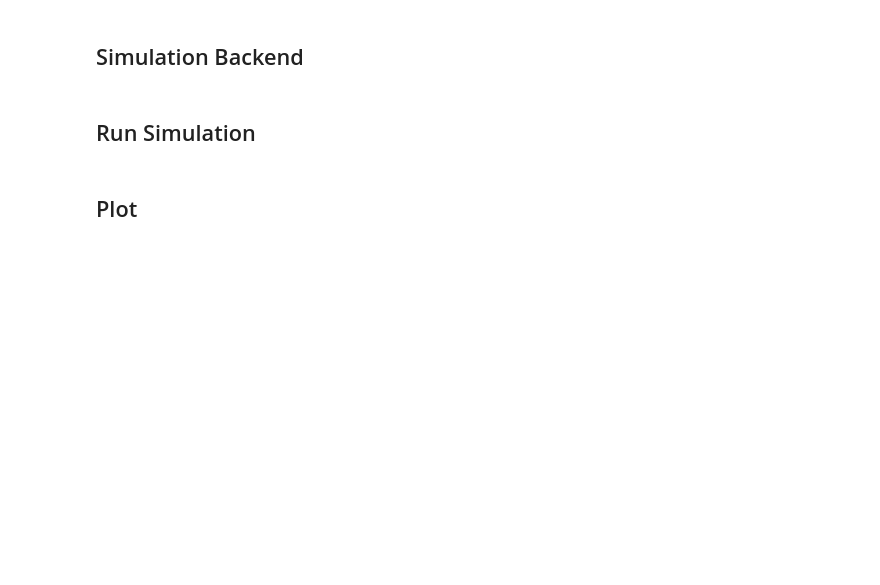
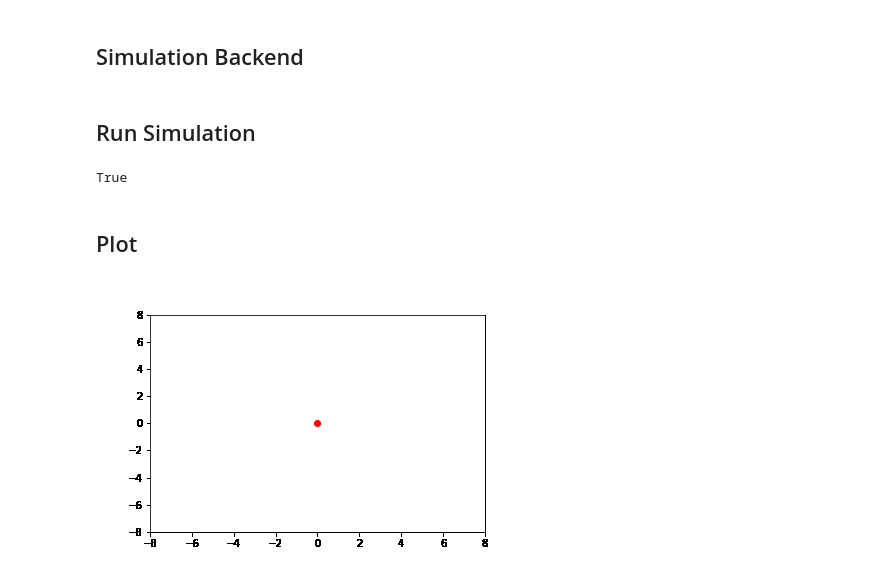
Before and after one commit to suvansh/DiffPhysSim, a Jupyter notebook: sim2d/sim2d.ipynb, the cells around one changed output. Saved outputs shown, nothing was run; the diff lists cells and outputs as text; code cells hidden in the pictures; blank space fills up the shorter version.

```diff
--- a/sim2d/sim2d.ipynb
+++ b/sim2d/sim2d.ipynb
@@ -113,5 +195,15 @@ qs, plots = sim(system, timesteps=t, plot=True)
+# %%
+np.allclose(plots_eig, plots)
+# %% [output]
+True
 # %% [markdown]
 ## Plot
 # %%
 time = datetime.now().strftime('%m%d%y_%H%M%S')
-imageio.mimwrite(f'sim2d_mass{m}.gif', plots, fps=int(1/dt));
+filename = f'sim2d_{time}.gif'
+imageio.mimwrite(filename, plots, fps=int(1/dt));
+# %%
+from IPython.display import Image
+Image(filename=filename)
+# %% [output]
+[figure, added]
```
Also changed, not shown: parts of 7 cells of this notebook.
